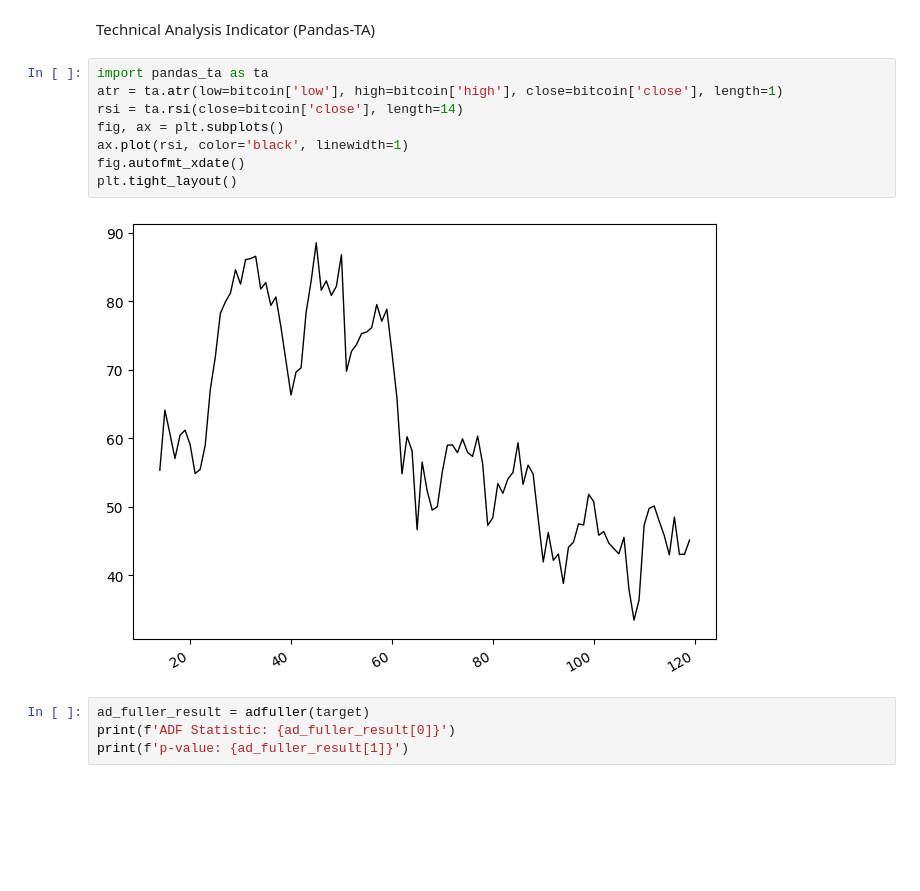
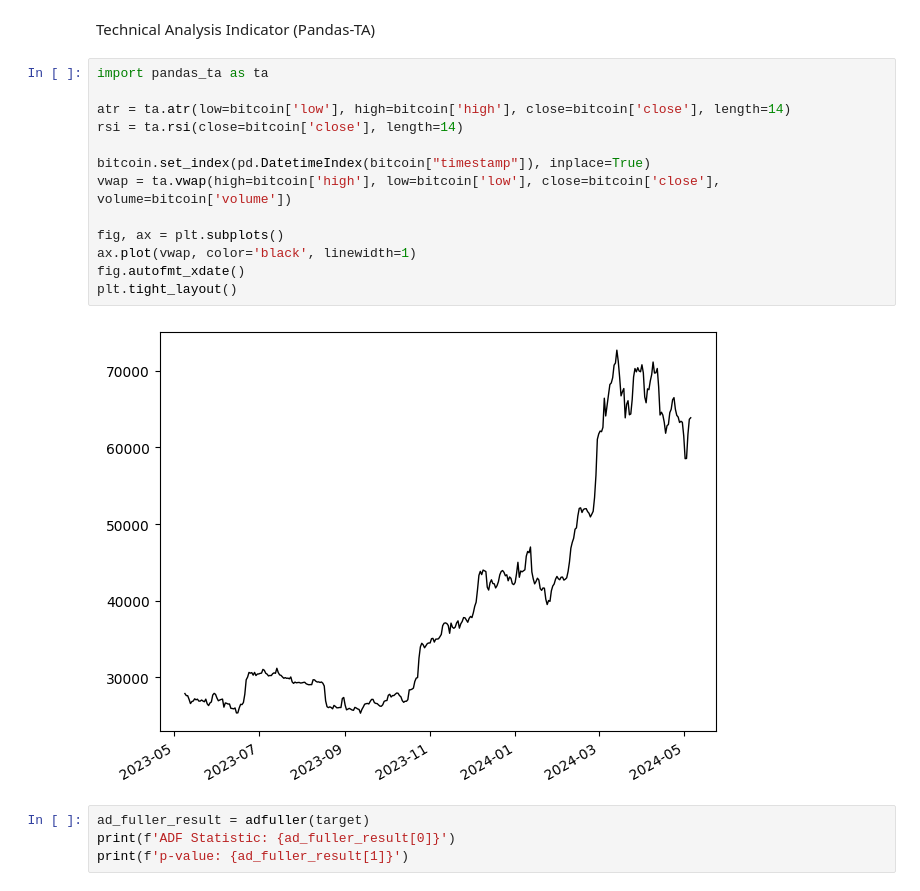
Before and after one commit to baloochyb/PricePrediction, a Jupyter notebook: time_series.ipynb, the cells around one changed output. Cells and saved outputs as stored; diff of their text form; blank space fills up the shorter version.

```diff
--- a/time_series.ipynb
+++ b/time_series.ipynb
@@ -1272,14 +1272,19 @@ exog = bitcoin[['low', 'close', 'volume', 'marketCap']]
 Technical Analysis Indicator (Pandas-TA)
 # %%
 import pandas_ta as ta
-atr = ta.atr(low=bitcoin['low'], high=bitcoin['high'], close=bitcoin['close'], length=1)
+
+atr = ta.atr(low=bitcoin['low'], high=bitcoin['high'], close=bitcoin['close'], length=14)
 rsi = ta.rsi(close=bitcoin['close'], length=14)
+
+bitcoin.set_index(pd.DatetimeIndex(bitcoin["timestamp"]), inplace=True)
+vwap = ta.vwap(high=bitcoin['high'], low=bitcoin['low'], close=bitcoin['close'], volume=bitcoin['volume'])
+
 fig, ax = plt.subplots()
-ax.plot(rsi, color='black', linewidth=1)
+ax.plot(vwap, color='black', linewidth=1)
 fig.autofmt_xdate()
 plt.tight_layout()
 # %% [output]
-[figure, old version]
+[figure, new version]
 # %%
 ad_fuller_result = adfuller(target)
 print(f'ADF Statistic: {ad_fuller_result[0]}')
```
